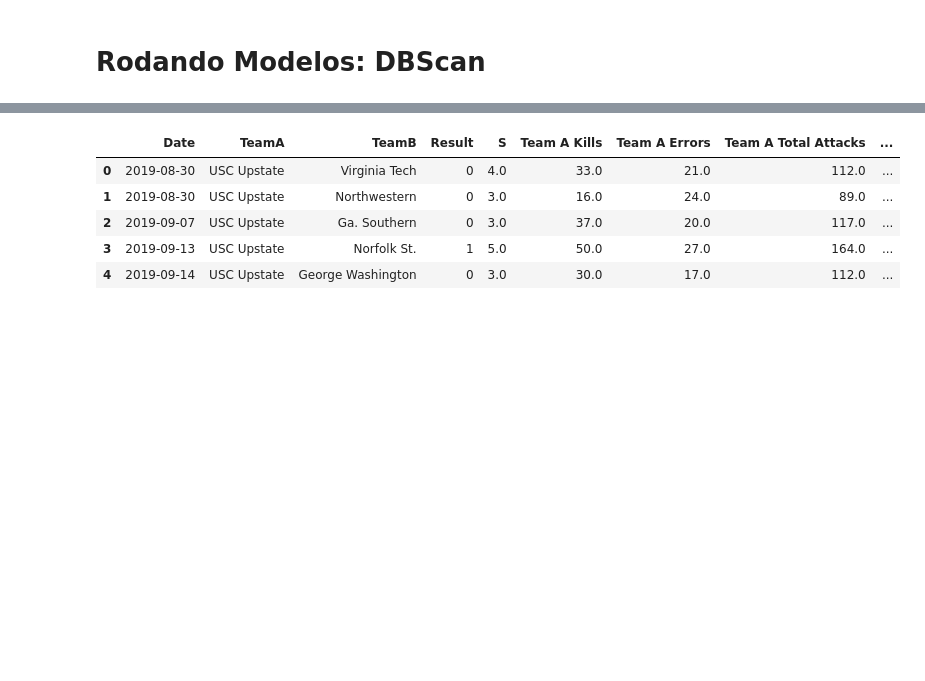
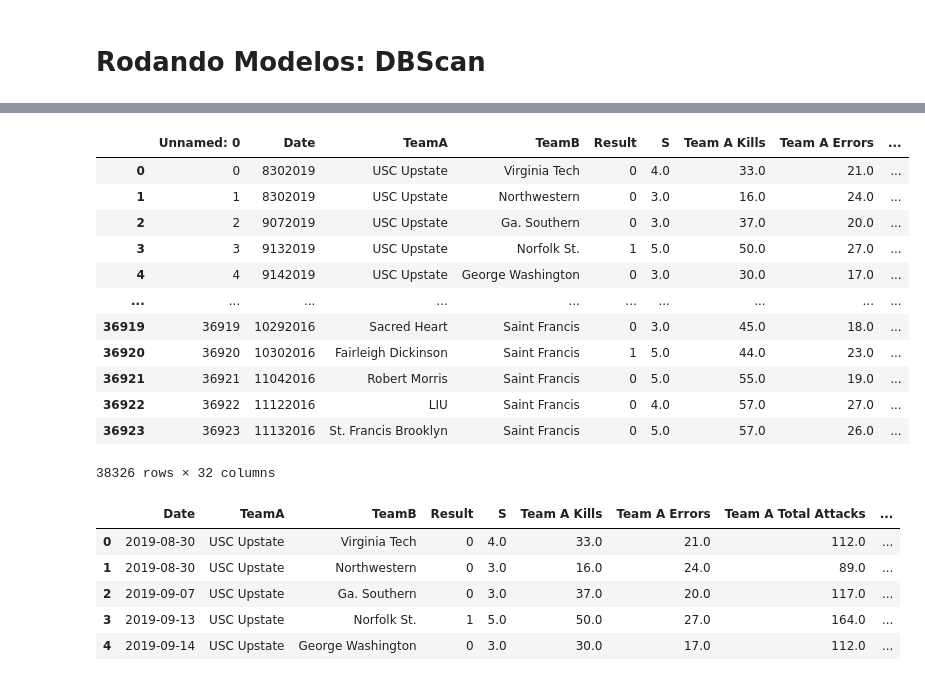
Before and after one commit to GabSMF/volleyball-case-study, a Jupyter notebook: sprint02/testes_modelos/teste_preliminar_dbscan.ipynb, the cells around one changed output, grey strips where cells are left out. Drawn from its saved outputs; the diff is of its cells as text; code cells hidden in the pictures; blank space fills up the shorter version.

```diff
--- a/sprint02/testes_modelos/teste_preliminar_dbscan.ipynb
+++ b/sprint02/testes_modelos/teste_preliminar_dbscan.ipynb
@@ -31,26 +37,41 @@ columns_team_B = ['Team B Kills', 'Team B Errors', 'Team B Total Attacks', 'Team
 # %%
 df['duplicata_id'] = df.apply(lambda row: f"{row['Date']}_{row['TeamB']}_{row['TeamA']}", axis=1)
 
 # Identificar os registros que não têm duplicatas
 missing_duplicates = ~df['duplicata_id'].isin(df.apply(lambda row: f"{row['Date']}_{row['TeamA']}_{row['TeamB']}", axis=1))
 
 # Selecionar os registros que não têm duplicatas
 df_missing_duplicates = df[missing_duplicates].copy()
 
 # Criar as duplicatas invertendo Team A e Team B e suas estatísticas
 df_missing_duplicates['TeamA'], df_missing_duplicates['TeamB'] = df_missing_duplicates['TeamB'], df_missing_duplicates['TeamA']
 
 # Inverter as estatísticas entre Team A e Team B
 df_missing_duplicates[columns_team_A], df_missing_duplicates[columns_team_B] = df_missing_duplicates[columns_team_B].values, df_missing_duplicates[columns_team_A].values
 
 # Remover a coluna 'duplicata_id' das duplicatas criadas
 df_missing_duplicates = df_missing_duplicates.drop(columns=['duplicata_id'])
 
 # Adicionar as duplicatas ao DataFrame original
 df_combined = pd.concat([df, df_missing_duplicates])
 
 df_combined.drop(columns=['duplicata_id'])
 df = df_combined.drop(columns=['duplicata_id'])
+df
+# %% [output]
+|  | Unnamed: 0 | Date | TeamA | TeamB | Result | S | Team A Kills | Team A Errors | ... |
+| 0 | 0 | 8302019 | USC Upstate | Virginia Tech | 0 | 4.0 | 33.0 | 21.0 | ... |
+| 1 | 1 | 8302019 | USC Upstate | Northwestern | 0 | 3.0 | 16.0 | 24.0 | ... |
+| 2 | 2 | 9072019 | USC Upstate | Ga. Southern | 0 | 3.0 | 37.0 | 20.0 | ... |
+| 3 | 3 | 9132019 | USC Upstate | Norfolk St. | 1 | 5.0 | 50.0 | 27.0 | ... |
+| 4 | 4 | 9142019 | USC Upstate | George Washington | 0 | 3.0 | 30.0 | 17.0 | ... |
+| ... | ... | ... | ... | ... | ... | ... | ... | ... | ... |
+| 36919 | 36919 | 10292016 | Sacred Heart | Saint Francis | 0 | 3.0 | 45.0 | 18.0 | ... |
+| 36920 | 36920 | 10302016 | Fairleigh Dickinson | Saint Francis | 1 | 5.0 | 44.0 | 23.0 | ... |
+| 36921 | 36921 | 11042016 | Robert Morris | Saint Francis | 0 | 5.0 | 55.0 | 19.0 | ... |
+| 36922 | 36922 | 11122016 | LIU | Saint Francis | 0 | 4.0 | 57.0 | 27.0 | ... |
+| 36923 | 36923 | 11132016 | St. Francis Brooklyn | Saint Francis | 0 | 5.0 | 57.0 | 26.0 | ... |
+38326 rows × 32 columns
 # %%
 def format_date(date):
     date_str = str(date)  # Converte o inteiro para string
```
Also changed, not shown: parts of 3 cells of this notebook, 2 other files.
